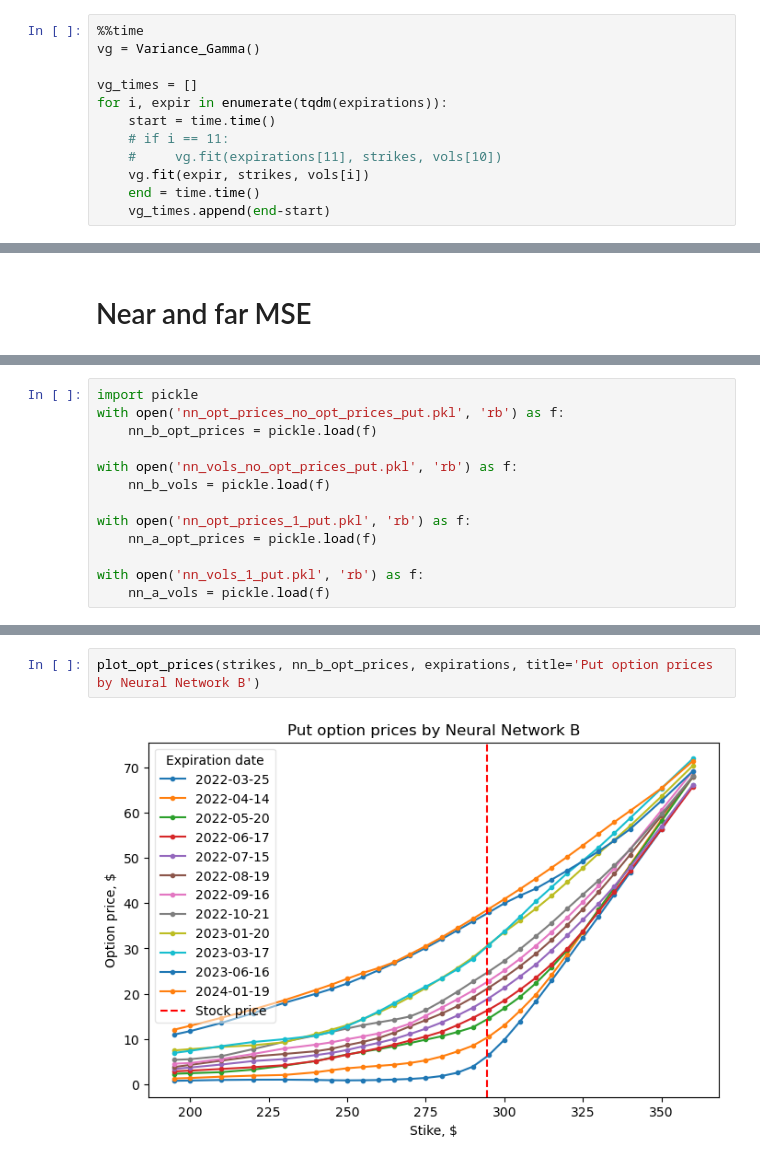
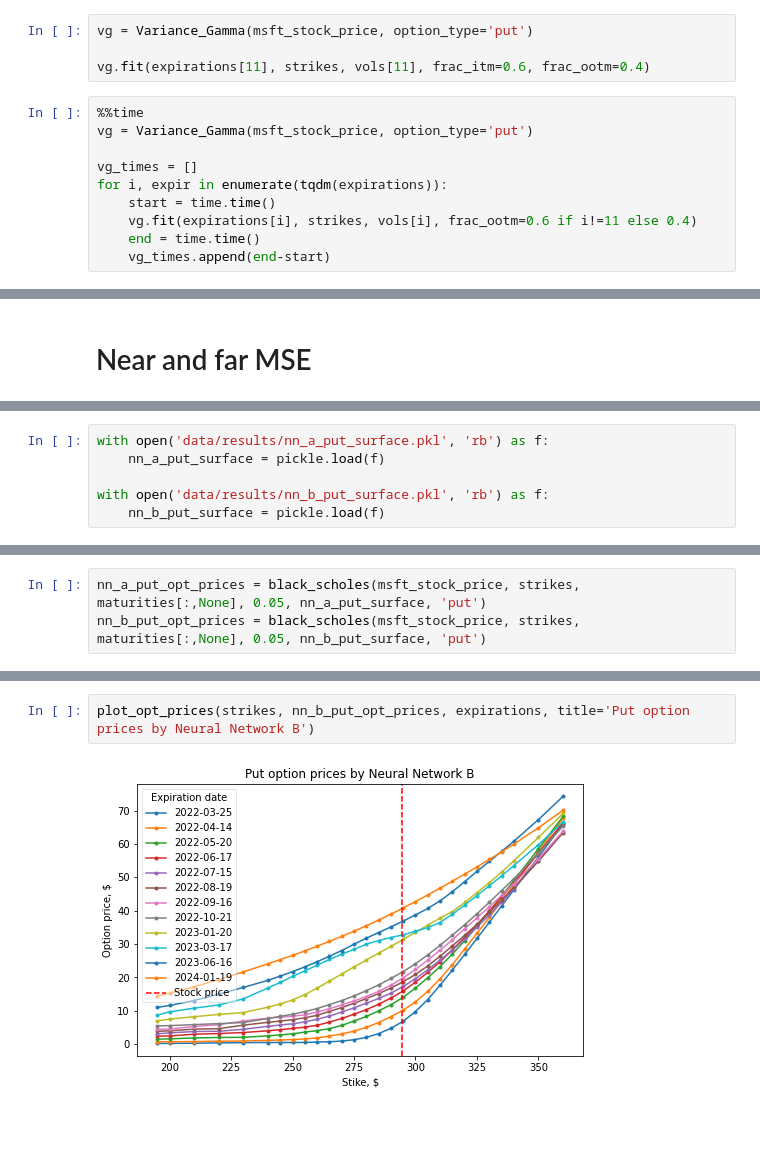
Before and after one commit to Kharinaev/neuro_pricing, a Jupyter notebook: IV_surface_put.ipynb, the cells around one changed output, grey strips where cells are left out. Drawn from its saved outputs; the diff is of its cells as text; blank space fills up the shorter version.

```diff
--- a/IV_surface_put.ipynb
+++ b/IV_surface_put.ipynb
@@ -622,13 +259,15 @@ class Variance_Gamma:
+# %%
+vg = Variance_Gamma(msft_stock_price, option_type='put')
+
+vg.fit(expirations[11], strikes, vols[11], frac_itm=0.6, frac_ootm=0.4)
 # %%
 %%time
-vg = Variance_Gamma()
+vg = Variance_Gamma(msft_stock_price, option_type='put')
 
 vg_times = []
 for i, expir in enumerate(tqdm(expirations)):
     start = time.time()
-    # if i == 11:
-    #     vg.fit(expirations[11], strikes, vols[10])
-    vg.fit(expir, strikes, vols[i])
+    vg.fit(expirations[i], strikes, vols[i], frac_ootm=0.6 if i!=11 else 0.4)
     end = time.time()
     vg_times.append(end-start)
 # %% [output]
@@ -754,14 +338,7 @@ Far 56.50272552575426
 # %%
-import pickle
-with open('nn_opt_prices_no_opt_prices_put.pkl', 'rb') as f:
-    nn_b_opt_prices = pickle.load(f)
+with open('data/results/nn_a_put_surface.pkl', 'rb') as f:
+    nn_a_put_surface = pickle.load(f)
 
-with open('nn_vols_no_opt_prices_put.pkl', 'rb') as f:
-    nn_b_vols = pickle.load(f)
-
-with open('nn_opt_prices_1_put.pkl', 'rb') as f:
-    nn_a_opt_prices = pickle.load(f)
-
-with open('nn_vols_1_put.pkl', 'rb') as f:
-    nn_a_vols = pickle.load(f)
+with open('data/results/nn_b_put_surface.pkl', 'rb') as f:
+    nn_b_put_surface = pickle.load(f)
 # %%
@@ -775 +352,4 @@ plot_surface(strikes, maturities, nn_b_vols, title='Implied volatility by Neural
+# %%
+nn_a_put_opt_prices = black_scholes(msft_stock_price, strikes, maturities[:,None], 0.05, nn_a_put_surface, 'put')
+nn_b_put_opt_prices = black_scholes(msft_stock_price, strikes, maturities[:,None], 0.05, nn_b_put_surface, 'put')
 # %%
@@ -779,4 +359,4 @@ plot_opt_prices(strikes, nn_a_opt_prices, expirations, title='Put option prices
 # %%
-plot_opt_prices(strikes, nn_b_opt_prices, expirations, title='Put option prices by Neural Network B')
+plot_opt_prices(strikes, nn_b_put_opt_prices, expirations, title='Put option prices by Neural Network B')
 # %% [output]
-[figure, old version]
+[figure, new version]
```
Also changed, not shown: parts of 56 cells of this notebook, 2 other files.
